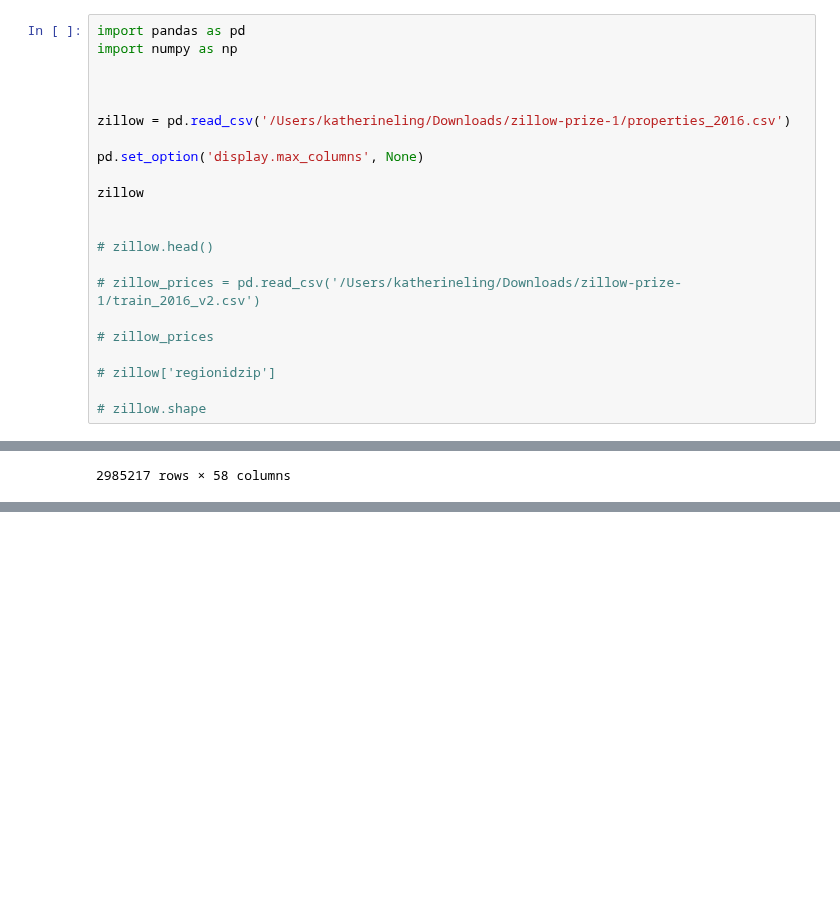
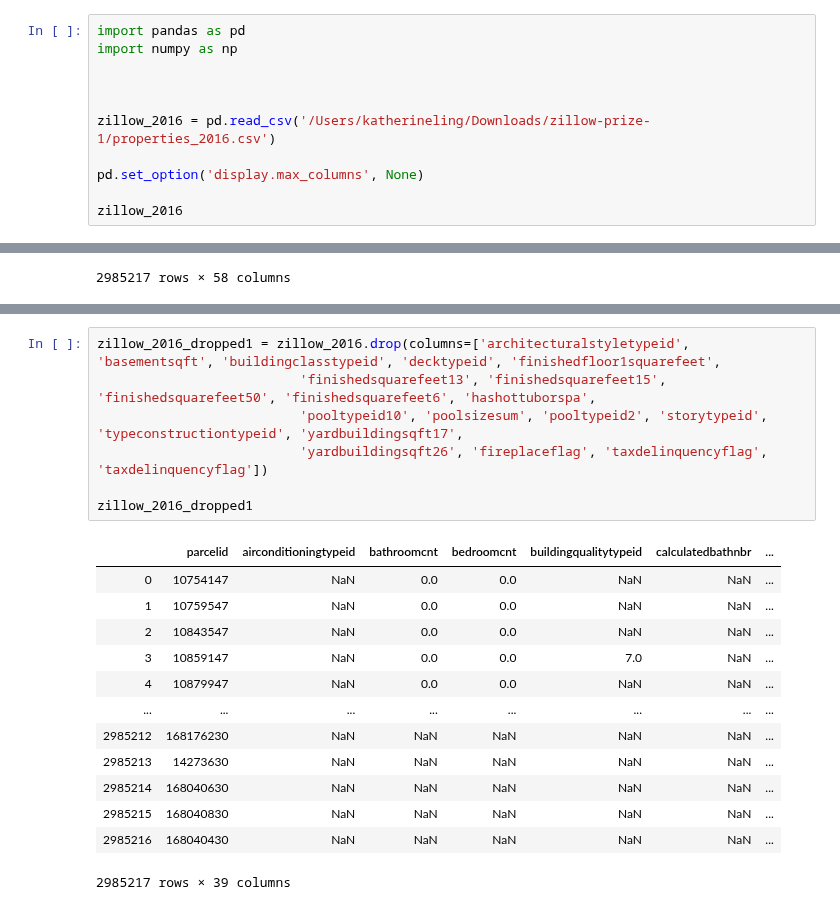
Before and after one commit to haggarw3/daft-miami-1019-labs, a Jupyter notebook: module-3/Final Project.ipynb, the cells around one changed output, grey strips where cells are left out. Drawn from its saved outputs; the diff is of its cells as text; blank space fills up the shorter version.

```diff
--- a/module-3/Final Project.ipynb
+++ b/module-3/Final Project.ipynb
@@ -4,22 +4,11 @@ import numpy as np
 
 
 
-zillow = pd.read_csv('/Users/katherineling/Downloads/zillow-prize-1/properties_2016.csv')
+zillow_2016 = pd.read_csv('/Users/katherineling/Downloads/zillow-prize-1/properties_2016.csv')
 
 pd.set_option('display.max_columns', None)
 
-zillow
-
-
-# zillow.head()
-
-# zillow_prices = pd.read_csv('/Users/katherineling/Downloads/zillow-prize-1/train_2016_v2.csv')
-
-# zillow_prices
-
-# zillow['regionidzip']
-
-# zillow.shape
+zillow_2016
 # %% [output]
 |  | parcelid | airconditioningtypeid | architecturalstyletypeid | basementsqft | bathroomcnt | bedroomcnt | ... |
 | 0 | 10754147 | NaN | NaN | NaN | 0.0 | 0.0 | ... |
@@ -36,0 +51,21 @@ zillow
+# %%
+zillow_2016_dropped1 = zillow_2016.drop(columns=['architecturalstyletypeid', 'basementsqft', 'buildingclasstypeid', 'decktypeid', 'finishedfloor1squarefeet',
+                          'finishedsquarefeet13', 'finishedsquarefeet15', 'finishedsquarefeet50', 'finishedsquarefeet6', 'hashottuborspa',
+                          'pooltypeid10', 'poolsizesum', 'pooltypeid2', 'storytypeid', 'typeconstructiontypeid', 'yardbuildingsqft17',
+                          'yardbuildingsqft26', 'fireplaceflag', 'taxdelinquencyflag', 'taxdelinquencyflag'])
+
+zillow_2016_dropped1
+# %% [output]
+|  | parcelid | airconditioningtypeid | bathroomcnt | bedroomcnt | buildingqualitytypeid | calculatedbathnbr | ... |
+| 0 | 10754147 | NaN | 0.0 | 0.0 | NaN | NaN | ... |
+| 1 | 10759547 | NaN | 0.0 | 0.0 | NaN | NaN | ... |
+| 2 | 10843547 | NaN | 0.0 | 0.0 | NaN | NaN | ... |
+| 3 | 10859147 | NaN | 0.0 | 0.0 | 7.0 | NaN | ... |
+| 4 | 10879947 | NaN | 0.0 | 0.0 | NaN | NaN | ... |
+| ... | ... | ... | ... | ... | ... | ... | ... |
+| 2985212 | 168176230 | NaN | NaN | NaN | NaN | NaN | ... |
+| 2985213 | 14273630 | NaN | NaN | NaN | NaN | NaN | ... |
+| 2985214 | 168040630 | NaN | NaN | NaN | NaN | NaN | ... |
+| 2985215 | 168040830 | NaN | NaN | NaN | NaN | NaN | ... |
+| 2985216 | 168040430 | NaN | NaN | NaN | NaN | NaN | ... |
+2985217 rows × 39 columns
```
Also changed, not shown: parts of 3 cells of this notebook, 1 other file.
